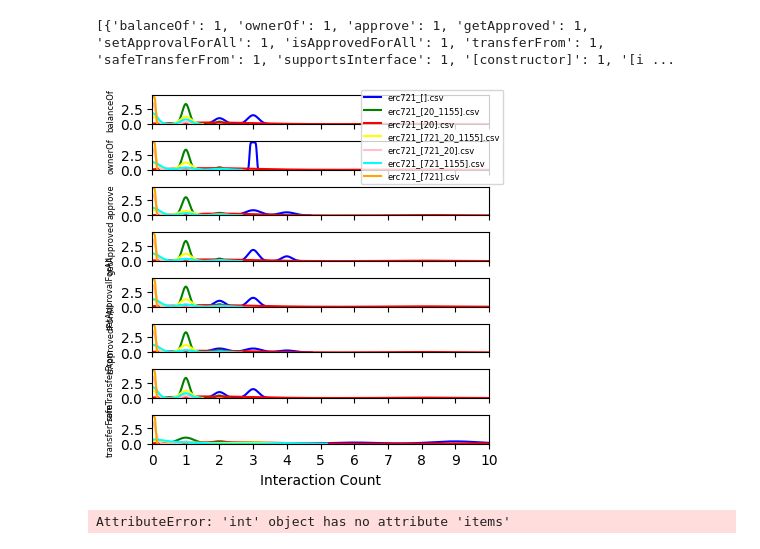
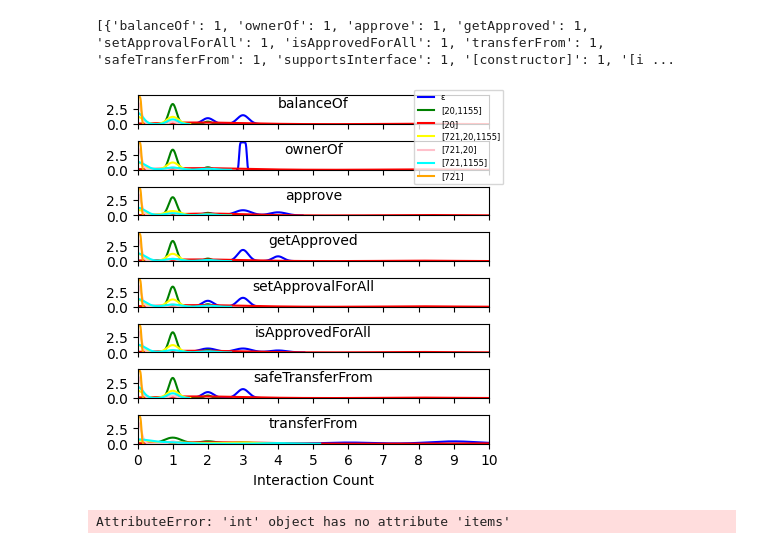
Before and after one commit to formalblocks/DbC-GPT, a Jupyter notebook: data_analysis_erc721.ipynb, the cells around one changed output. Saved outputs shown, nothing was run; the diff lists cells and outputs as text; code cells hidden in the pictures.

Commit message:
changing legend and adding new csvs

```diff
--- a/data_analysis_erc721.ipynb
+++ b/data_analysis_erc721.ipynb
@@ -140,36 +140,38 @@ def plot_kde_or_fixed_distribution(data, ax, color, label):
     else:
         sns.kdeplot(data, ax=ax, bw_adjust=0.5, color=color, label=label)
 
 colors = ['blue', 'green', 'red', 'yellow', 'pink', 'cyan', 'orange']
-data_labels = ['erc721_[].csv', 'erc721_[20_1155].csv', 'erc721_[20].csv', 'erc721_[721_20_1155].csv', 'erc721_[721_20].csv', 'erc721_[721_1155].csv', 'erc721_[721].csv']
+data_labels = ['ε', '[20,1155]', '[20]', '[721,20,1155]', '[721,20]', '[721,1155]', '[721]']
 
 
 all_methods = list(methods1.keys())
 
 for i, method in enumerate(all_methods):
     plot_kde_or_fixed_distribution(np.array(methods1[method]), ax=axs[i], color=colors[0], label=data_labels[0] if i == 1 else "")
     plot_kde_or_fixed_distribution(np.array(methods2[method]), ax=axs[i], color=colors[1], label=data_labels[1] if i == 1 else "")
     plot_kde_or_fixed_distribution(np.array(methods3[method]), ax=axs[i], color=colors[2], label=data_labels[2] if i == 1 else "")
     plot_kde_or_fixed_distribution(np.array(methods4[method]), ax=axs[i], color=colors[3], label=data_labels[3] if i == 1 else "")
     plot_kde_or_fixed_distribution(np.array(methods5[method]), ax=axs[i], color=colors[4], label=data_labels[4] if i == 1 else "")
     plot_kde_or_fixed_distribution(np.array(methods6[method]), ax=axs[i], color=colors[5], label=data_labels[5] if i == 1 else "")
     plot_kde_or_fixed_distribution(np.array(methods7[method]), ax=axs[i], color=colors[6], label=data_labels[6] if i == 1 else "")
 
-    axs[i].set_ylabel(method, fontsize=6)
+    # axs[i].set_ylabel(method, fontsize=6)
+    axs[i].set_ylabel('', fontsize=6)
+    axs[i].annotate(method, xy=(0.5, 0.95), xycoords='axes fraction', ha='center', va='top', fontsize=10)
     axs[i].set_xlim(0, 10)
     axs[i].set_xticks(range(11))
     # if i == 0:
     #     axs[i].legend()
 # Create a single legend for the entire figure
 handles, labels = axs[1].get_legend_handles_labels()
 fig.legend(handles, labels, loc='upper right', fontsize=6)
 
 # Set x-label for the bottom subplot
 axs[-1].set_xlabel('Interaction Count')
 
 plt.show()
 # %% [output]
-[figure, old version]
+[figure, new version]
 # %%
 # Create a dictionary to hold the data for plotting
 plot_data = {}
```
Also changed, not shown: 1 other file.
